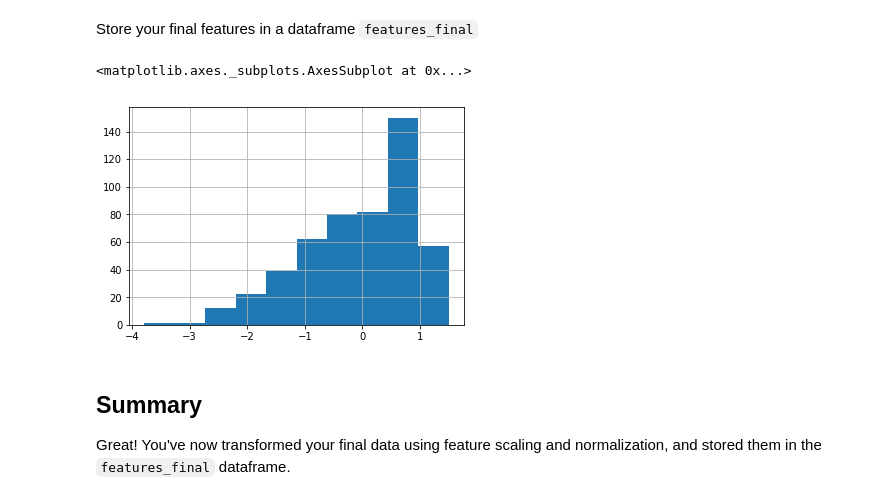
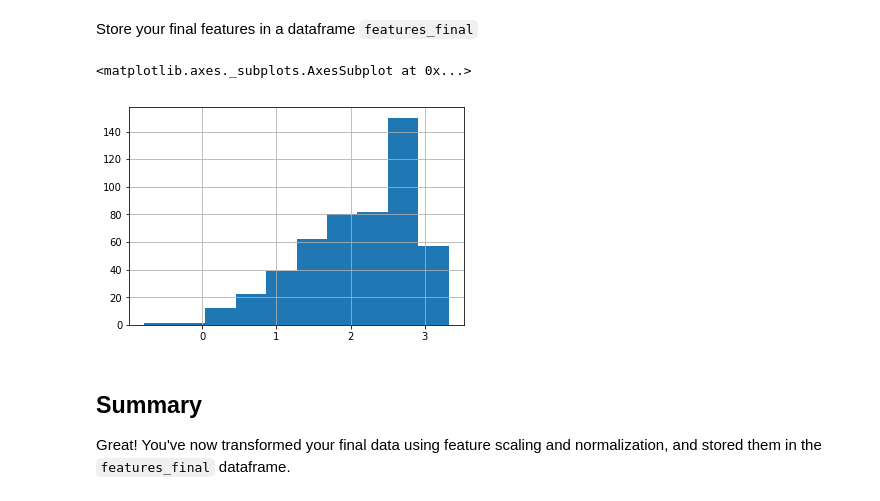
Before and after one commit to max-miller/dsc-feature-scaling-and-normalization-lab-nyc-ds-career-042219, a Jupyter notebook: index.ipynb, the cells around one changed output. Cells and saved outputs as stored; diff of their text form; code cells hidden in the pictures.

```diff
--- a/index.ipynb
+++ b/index.ipynb
@@ -69,17 +69,17 @@ Store your final features in a dataframe `features_final`
 # %%
 import numpy as np
 #boston_features['AGE'] = np.log(boston_features['AGE'])
 #boston_features['AGE'].hist()
 INDUS_norm = boston_features['INDUS']
 log_INDUS = np.log(INDUS_norm)
 #INDUS_norm = (INDUS_norm - INDUS_norm.mean())/(INDUS_norm.max()-INDUS_norm.min())
 logscaled_INDUS = (log_INDUS - np.mean(log_INDUS))/np.sqrt(np.var(log_INDUS))
 #INDUS_norm.hist()
-#log_INDUS.hist()
-logscaled_INDUS.hist()
+log_INDUS.hist()
+#logscaled_INDUS.hist()
 # %% [output]
 <matplotlib.axes._subplots.AxesSubplot at 0x...>
-[figure, old version]
+[figure, new version]
 # %% [markdown]
 ## Summary
 Great! You've now transformed your final data using feature scaling and normalization, and stored them in the `features_final` dataframe.
```
